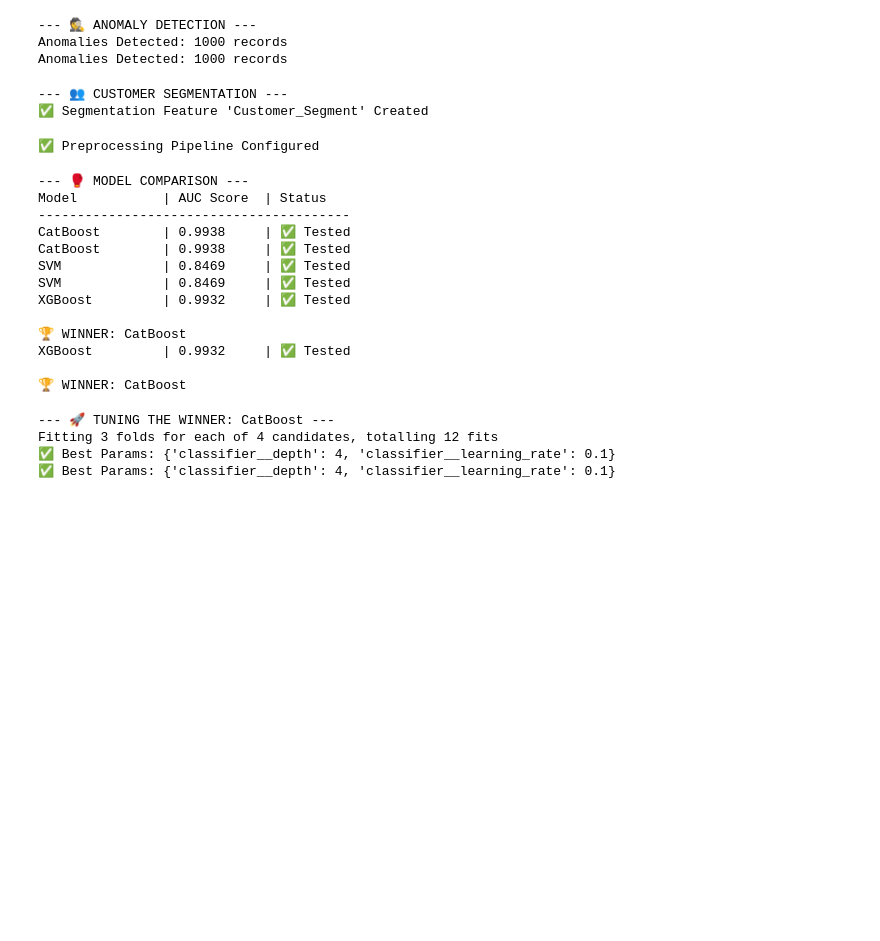
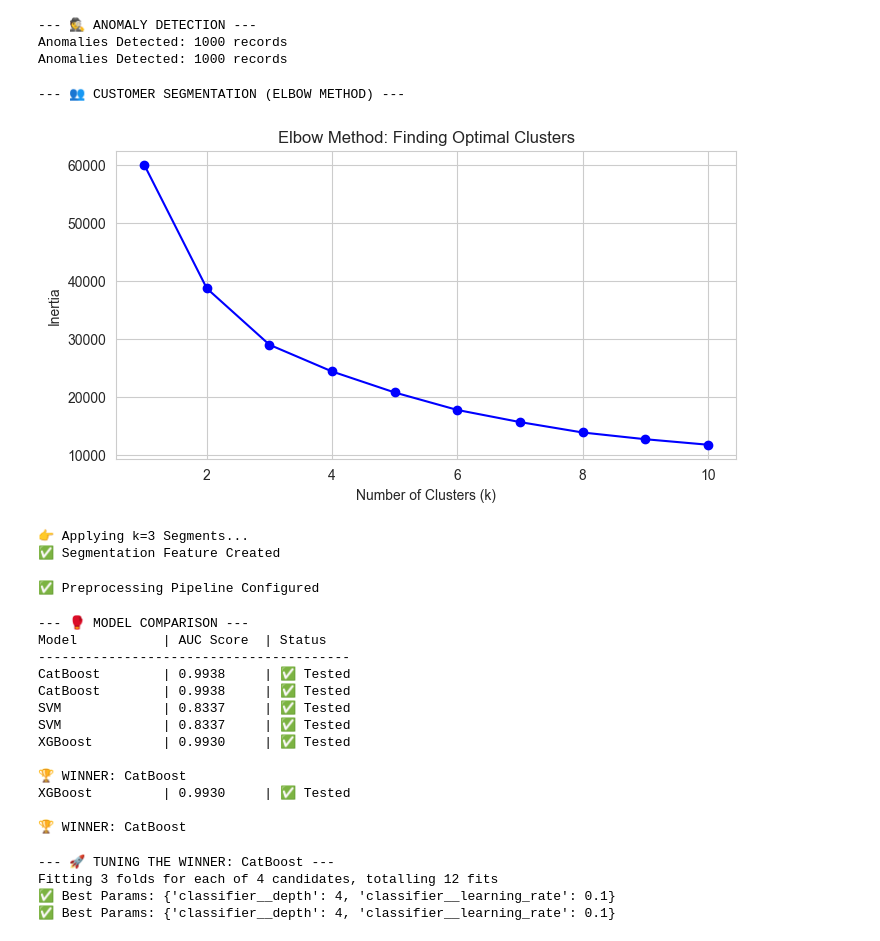
Before and after one commit to AnujanN/Financial-Risk-Modeling, a Jupyter notebook: Loan analysis.ipynb, the cells around one changed output. Saved outputs shown, nothing was run; the diff lists cells and outputs as text; code cells hidden in the pictures; blank space fills up the shorter version.

```diff
--- a/Loan analysis.ipynb
+++ b/Loan analysis.ipynb
@@ -125,21 +153,36 @@ print(f"Anomalies Detected: {df['Is_Anomaly'].sum()} records")
 Anomalies Detected: 1000 records
 Anomalies Detected: 1000 records
 # %%
-print("--- 👥 CUSTOMER SEGMENTATION ---")
+print("--- 👥 CUSTOMER SEGMENTATION (ELBOW METHOD) ---")
 cluster_cols = ['AnnualIncome', 'RiskScore', 'TotalAssets']
-
-# Scale data specifically for clustering
 scaler_cluster = StandardScaler()
 X_cluster = scaler_cluster.fit_transform(df[cluster_cols])
 
-# Train KMeans
+# 1. Elbow Method
+inertia = []
+K_range = range(1, 11)
+for k in K_range:
+    kmeans = KMeans(n_clusters=k, random_state=42, n_init=10)
+    kmeans.fit(X_cluster)
+    inertia.append(kmeans.inertia_)
+
+plt.figure(figsize=(8, 4))
+plt.plot(K_range, inertia, 'bo-')
+plt.title('Elbow Method: Finding Optimal Clusters')
+plt.xlabel('Number of Clusters (k)')
+plt.ylabel('Inertia')
+plt.show()
+
+# 2. Apply Optimal K=3 (Based on typical elbow shape)
+print("👉 Applying k=3 Segments...")
 kmeans = KMeans(n_clusters=3, random_state=42, n_init=10)
 df['Customer_Segment'] = kmeans.fit_predict(X_cluster)
-
-print("✅ Segmentation Feature 'Customer_Segment' Created")
+print("✅ Segmentation Feature Created")
 # %% [output]
---- 👥 CUSTOMER SEGMENTATION ---
-✅ Segmentation Feature 'Customer_Segment' Created
+--- 👥 CUSTOMER SEGMENTATION (ELBOW METHOD) ---
+[figure, added]
+👉 Applying k=3 Segments...
+✅ Segmentation Feature Created
 # %%
 # 1. Drop non-predictive columns
 X = df.drop(columns=['LoanApproved', 'RiskScore', 'ApplicationDate'])
@@ -182,9 +221,11 @@ print("✅ Preprocessing Pipeline Configured")
 # %%
 print("--- 🥊 MODEL COMPARISON ---")
 
+stratified_cv = StratifiedKFold(n_splits=3, shuffle=True, random_state=42)
+
 models = {
     'CatBoost': CatBoostClassifier(verbose=0, random_state=42, allow_writing_files=False),
-    'SVM': SVC(probability=True, random_state=42, max_iter=2000), # Limited iter to prevent hanging
+    'SVM': SVC(probability=True, random_state=42, max_iter=2000),
     'XGBoost': XGBClassifier(eval_metric='logloss', random_state=42)
 }
 
@@ -193,7 +234,6 @@ print(f"{'Model':<15} | {'AUC Score':<10} | {'Status'}")
 print("-" * 40)
 
 for name, model in models.items():
-
     temp_pipeline = ImbPipeline(steps=[
         ('preprocessor', preprocessor),
         ('smote', SMOTE(random_state=42)),
@@ -201,17 +241,15 @@ for name, model in models.items():
     ])
 
     try:
-        cv_scores = cross_val_score(temp_pipeline, X_train, y_train, cv=3, scoring='roc_auc', n_jobs=-1)
+        cv_scores = cross_val_score(temp_pipeline, X_train, y_train, cv=stratified_cv, scoring='roc_auc', n_jobs=-1)
         mean_score = cv_scores.mean()
         results.append({'Model': name, 'AUC': mean_score})
         print(f"{name:<15} | {mean_score:.4f}     | ✅ Tested")
     except Exception as e:
         print(f"{name:<15} | ERROR          | ❌ {str(e)}")
 
-# Determine Winner
 results_df = pd.DataFrame(results).sort_values(by='AUC', ascending=False)
 best_model_name = results_df.iloc[0]['Model']
-
 print(f"\n🏆 WINNER: {best_model_name}")
 # %% [output]
 --- 🥊 MODEL COMPARISON ---
@@ -219,12 +257,12 @@ Model           | AUC Score  | Status
 ----------------------------------------
 CatBoost        | 0.9938     | ✅ Tested
 CatBoost        | 0.9938     | ✅ Tested
-SVM             | 0.8469     | ✅ Tested
-SVM             | 0.8469     | ✅ Tested
-XGBoost         | 0.9932     | ✅ Tested
+SVM             | 0.8337     | ✅ Tested
+SVM             | 0.8337     | ✅ Tested
+XGBoost         | 0.9930     | ✅ Tested
 
 🏆 WINNER: CatBoost
-XGBoost         | 0.9932     | ✅ Tested
+XGBoost         | 0.9930     | ✅ Tested
 
 🏆 WINNER: CatBoost
 # %%
```
Also changed, not shown: parts of 13 cells of this notebook, 2 other files.
